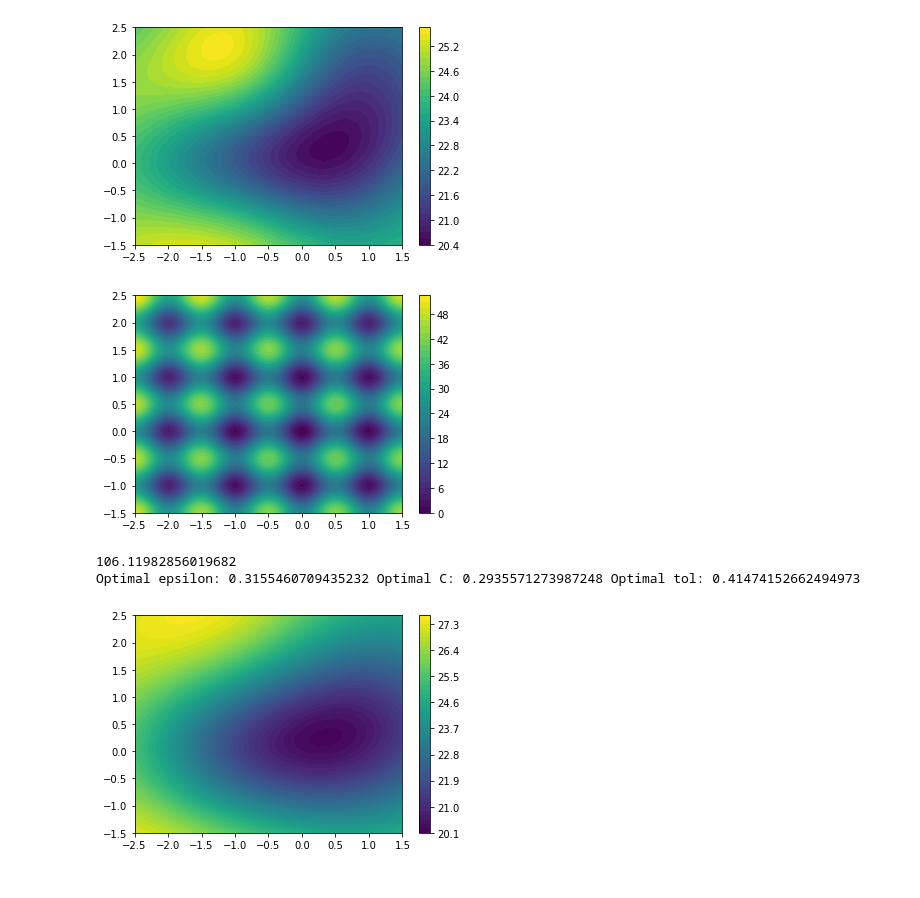
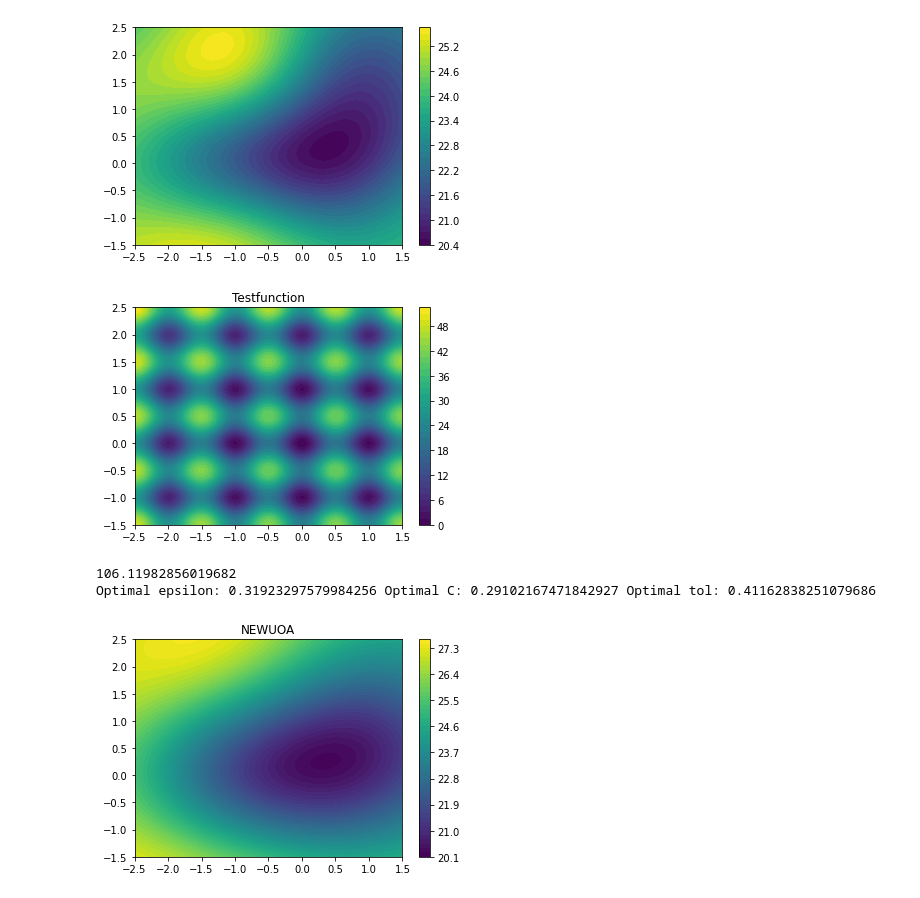
Before and after one commit to denizterzioglu/aotNEWUOA, a Jupyter notebook: Newuoa_test.ipynb, the cells around one changed output. Cells and saved outputs as stored; diff of their text form; code cells hidden in the pictures.

```diff
--- a/Newuoa_test.ipynb
+++ b/Newuoa_test.ipynb
@@ -66,19 +66,20 @@ plt.show()
 # %%
 # Plot the testfunction
 yplot2 = f(xplot_flat)
 df = pd.DataFrame({'x.1': xplot[0].ravel(), 'x.2': xplot[1].ravel(), 'y': yplot2})
 cmap = ListedColormap(sns.color_palette("viridis", n_colors=256).as_hex())
 
 plt.contourf(df['x.1'].values.reshape((nplot_dim, nplot_dim)),
              df['x.2'].values.reshape((nplot_dim, nplot_dim)),
              df['y'].values.reshape((nplot_dim, nplot_dim)),
              levels=50,
              cmap=cmap)
 
 plt.colorbar()
+plt.title('Testfunction')
 plt.show()
 # %% [output]
-[figure, old version]
+[figure, new version]
 # %%
 # Set target function
 def svr_score(params):
@@ -128,11 +129,12 @@ plt.contourf(df['x.1'].values.reshape((nplot_dim, nplot_dim)),
              cmap=cmap)
 
 plt.colorbar()
+plt.title('NEWUOA')
 plt.show()
 # %% [output]
 106.11982856019682
-Optimal epsilon: 0.3155460709435232 Optimal C: 0.2935571273987248 Optimal tol: 0.41474152662494973
+Optimal epsilon: 0.31923297579984256 Optimal C: 0.29102167471842927 Optimal tol: 0.41162838251079686
-[figure, old version]
+[figure, new version]
 # %%
 
 
```
Also changed, not shown: parts of 4 cells of this notebook, 3 other files.
